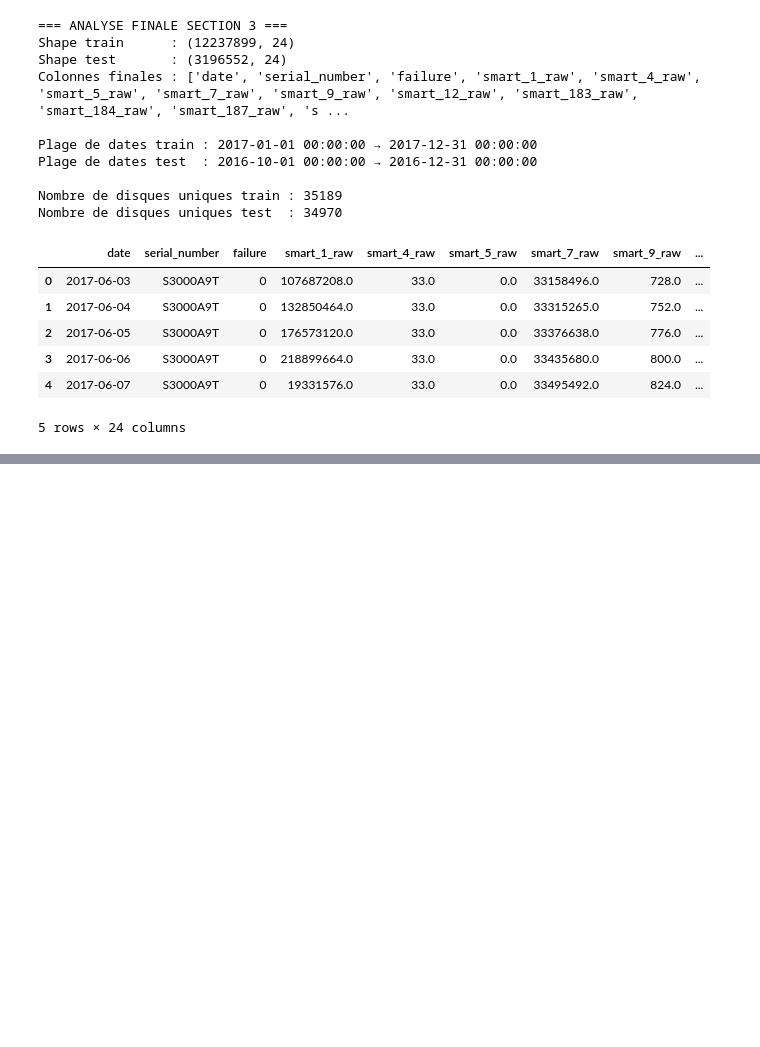
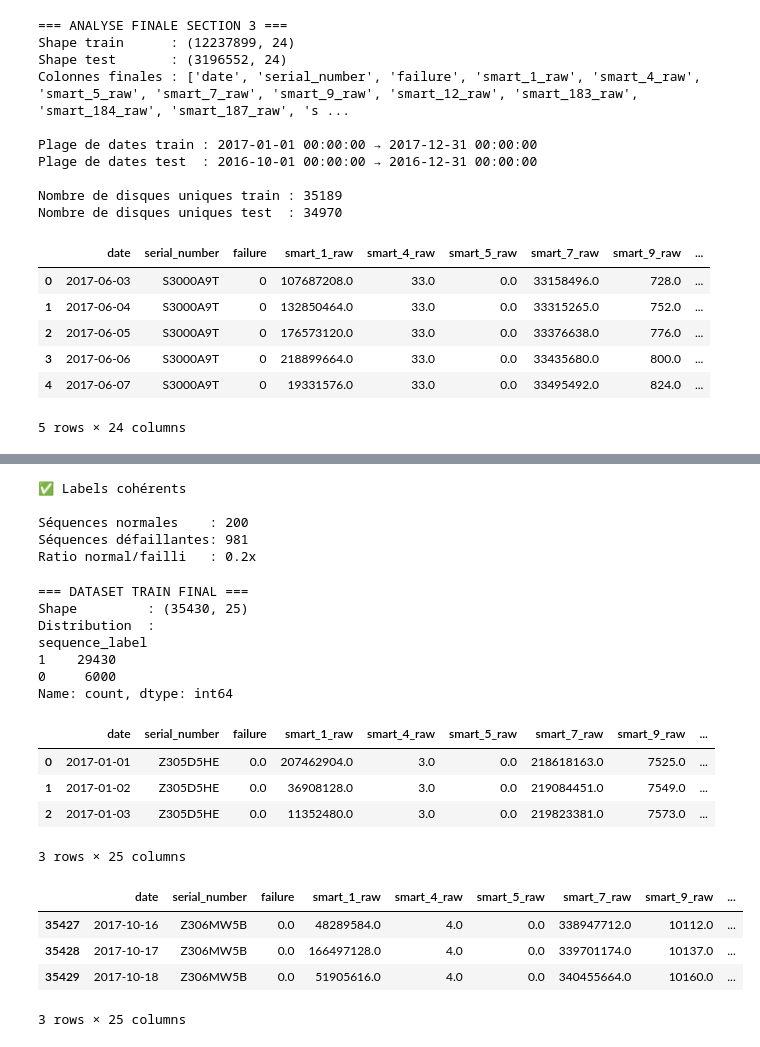
Before and after one commit to selim679/Backblaze-panne-disques-durs, a Jupyter notebook: notebookbacklaze.ipynb, the cells around one changed output, grey strips where cells are left out. Cells and saved outputs as stored; diff of their text form; code cells hidden in the pictures; blank space fills up the shorter version.

```diff
--- a/notebookbacklaze.ipynb
+++ b/notebookbacklaze.ipynb
@@ -559,0 +952,65 @@ Nombre de disques uniques test  : 34970
+# %%
+# ============================================================
+# SECTION 7 — Annotation des séquences (labels)
+# ============================================================
+
+def label_sequence(df_seq, label):
+    """Ajoute la colonne sequence_label avec une valeur constante."""
+    df_seq = df_seq.copy()
+    df_seq['sequence_label'] = label
+    return df_seq
+
+# Appliquer les labels
+normal_sequences  = label_sequence(normal_sequences,  label=0)
+failure_sequences = label_sequence(failure_sequences, label=1)
+
+# Vérifications
+assert normal_sequences['sequence_label'].nunique()  == 1
+assert failure_sequences['sequence_label'].nunique() == 1
+print("✅ Labels cohérents")
+
+# Distribution
+n_seq_normal  = len(normal_sequences)  // SEQUENCE_LENGTH
+n_seq_failed  = len(failure_sequences) // SEQUENCE_LENGTH
+print(f"\nSéquences normales    : {n_seq_normal}")
+print(f"Séquences défaillantes: {n_seq_failed}")
+print(f"Ratio normal/failli   : {n_seq_normal / max(n_seq_failed,1):.1f}x")
+# %% [output]
+✅ Labels cohérents
+
+Séquences normales    : 200
+Séquences défaillantes: 981
+Ratio normal/failli   : 0.2x
+# %%
+# ============================================================
+# SECTION 8.2 — Fusion dataset final TRAIN
+# ============================================================
+
+train_samples = pd.concat(
+    [normal_sequences, failure_sequences],
+    ignore_index=True
+)
+
+print(f"=== DATASET TRAIN FINAL ===")
+print(f"Shape         : {train_samples.shape}")
+print(f"Distribution  :\n{train_samples['sequence_label'].value_counts()}")
+display(train_samples.head(3))
+display(train_samples.tail(3))
+# %% [output]
+=== DATASET TRAIN FINAL ===
+Shape         : (35430, 25)
+Distribution  :
+sequence_label
+1    29430
+0     6000
+Name: count, dtype: int64
+|  | date | serial_number | failure | smart_1_raw | smart_4_raw | smart_5_raw | smart_7_raw | smart_9_raw | ... |
+| 0 | 2017-01-01 | Z305D5HE | 0.0 | 207462904.0 | 3.0 | 0.0 | 218618163.0 | 7525.0 | ... |
+| 1 | 2017-01-02 | Z305D5HE | 0.0 | 36908128.0 | 3.0 | 0.0 | 219084451.0 | 7549.0 | ... |
+| 2 | 2017-01-03 | Z305D5HE | 0.0 | 11352480.0 | 3.0 | 0.0 | 219823381.0 | 7573.0 | ... |
+3 rows × 25 columns
+|  | date | serial_number | failure | smart_1_raw | smart_4_raw | smart_5_raw | smart_7_raw | smart_9_raw | ... |
+| 35427 | 2017-10-16 | Z306MW5B | 0.0 | 48289584.0 | 4.0 | 0.0 | 338947712.0 | 10112.0 | ... |
+| 35428 | 2017-10-17 | Z306MW5B | 0.0 | 166497128.0 | 4.0 | 0.0 | 339701174.0 | 10137.0 | ... |
+| 35429 | 2017-10-18 | Z306MW5B | 0.0 | 51905616.0 | 4.0 | 0.0 | 340455664.0 | 10160.0 | ... |
+3 rows × 25 columns
```
Also changed, not shown: parts of 14 cells of this notebook.
